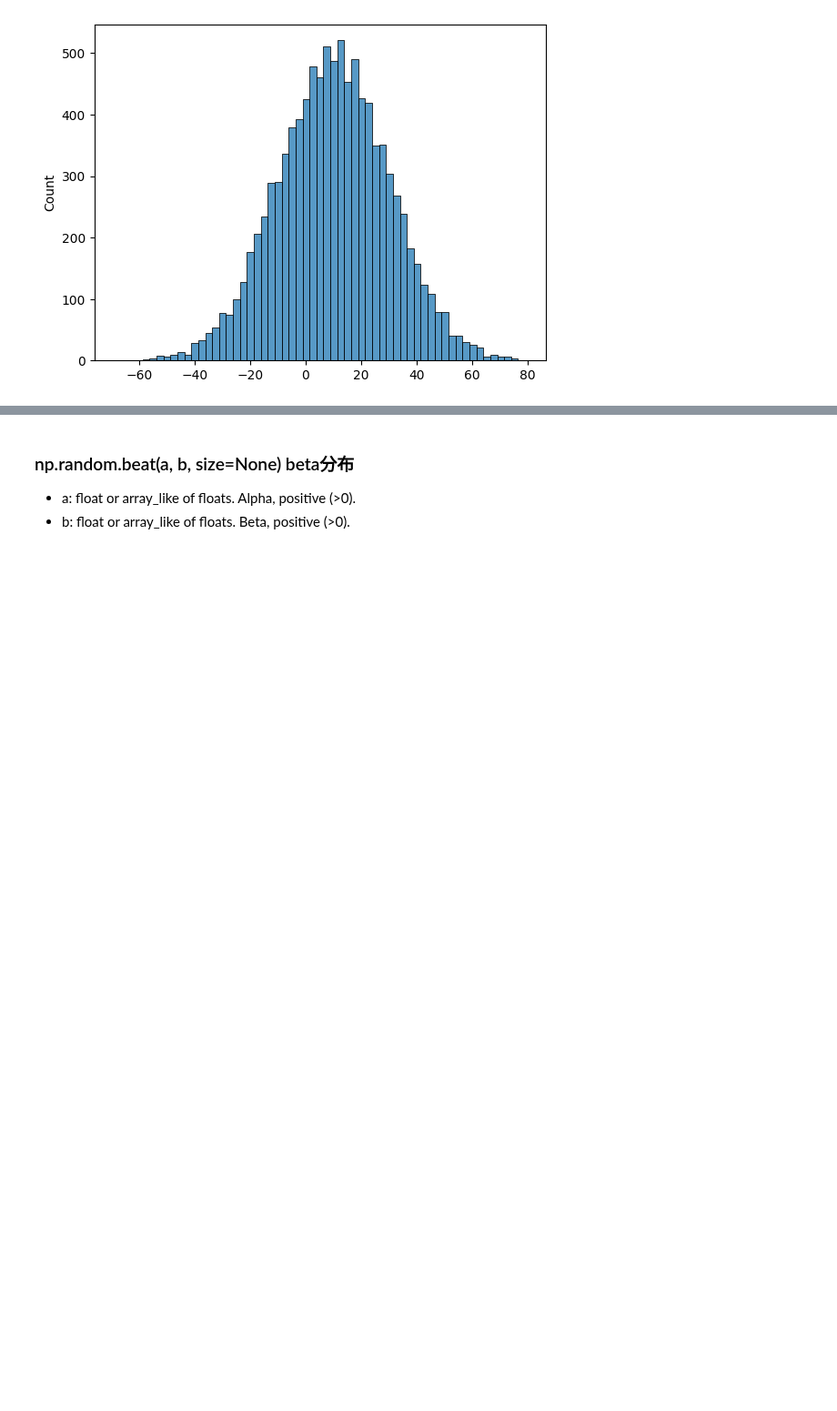
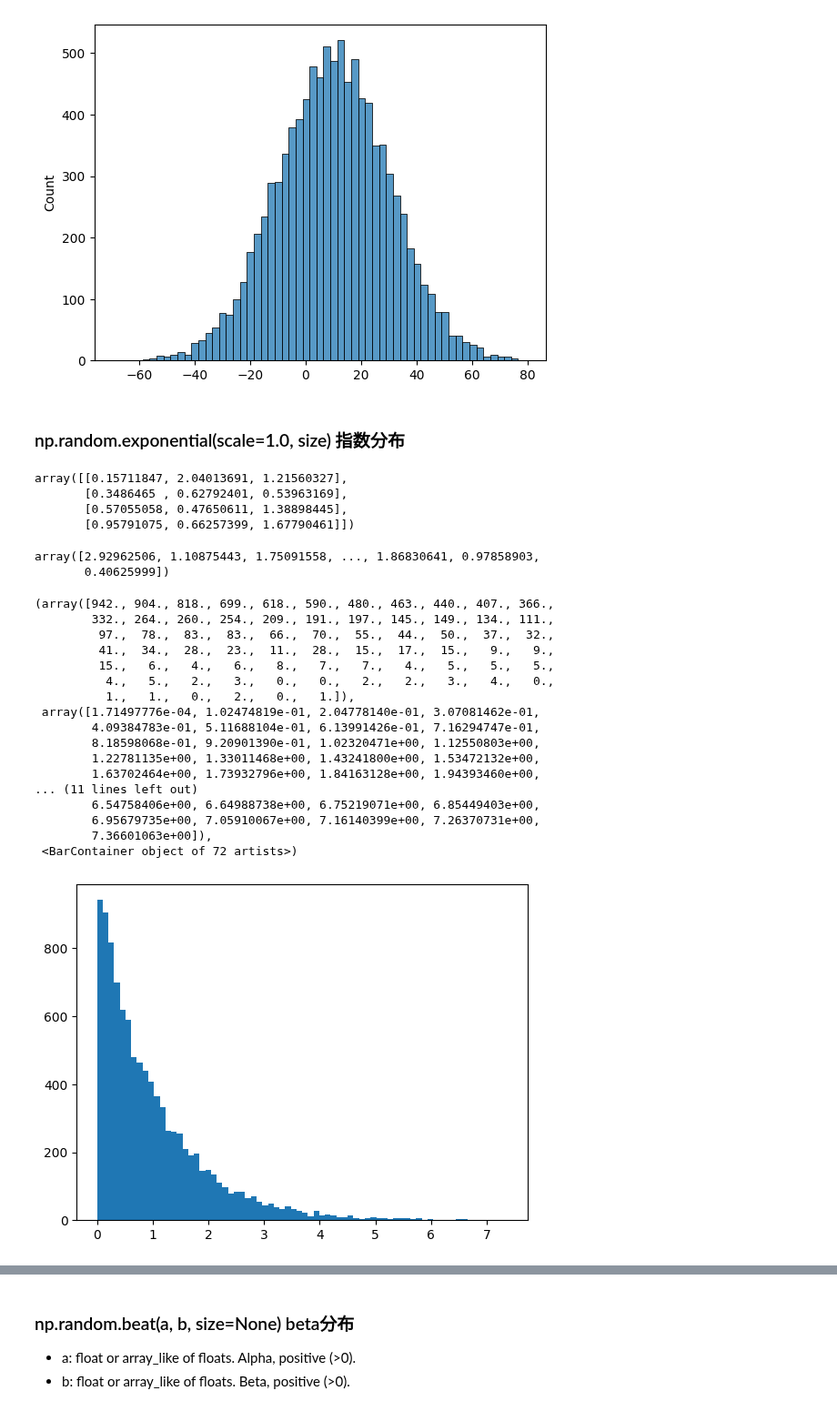
Before and after one commit to NagatoYuki0943/ML, a Jupyter notebook: code/numpy/02_gen_array_random.ipynb, the cells around one changed output, grey strips where cells are left out. Shown at 91% size. Drawn from its saved outputs; the diff is of its cells as text; code cells hidden in the pictures; blank space fills up the shorter version.

Commit message:
np.random.exponential 指数分布

```diff
--- a/code/numpy/02_gen_array_random.ipynb
+++ b/code/numpy/02_gen_array_random.ipynb
@@ -324,3 +324,40 @@ sns.histplot(x, bins="auto")
 # %% [output]
 <Axes: ylabel='Count'>
 [figure]
+# %% [markdown]
+### np.random.exponential(scale=1.0, size) 指数分布
+# %%
+# scale
+np.random.exponential(scale=1.0, size=(4, 3))
+# %% [output]
+array([[0.15711847, 2.04013691, 1.21560327],
+       [0.3486465 , 0.62792401, 0.53963169],
+       [0.57055058, 0.47650611, 1.38898445],
+       [0.95791075, 0.66257399, 1.67790461]])
+# %%
+x = np.random.exponential(scale=1.0, size=10000)
+x
+# %% [output]
+array([2.92962506, 1.10875443, 1.75091558, ..., 1.86830641, 0.97858903,
+       0.40625999])
+# %%
+plt.hist(x, bins="auto")
+# %% [output]
+(array([942., 904., 818., 699., 618., 590., 480., 463., 440., 407., 366.,
+        332., 264., 260., 254., 209., 191., 197., 145., 149., 134., 111.,
+         97.,  78.,  83.,  83.,  66.,  70.,  55.,  44.,  50.,  37.,  32.,
+         41.,  34.,  28.,  23.,  11.,  28.,  15.,  17.,  15.,   9.,   9.,
+         15.,   6.,   4.,   6.,   8.,   7.,   7.,   4.,   5.,   5.,   5.,
+          4.,   5.,   2.,   3.,   0.,   0.,   2.,   2.,   3.,   4.,   0.,
+          1.,   1.,   0.,   2.,   0.,   1.]),
+ array([1.71497776e-04, 1.02474819e-01, 2.04778140e-01, 3.07081462e-01,
+        4.09384783e-01, 5.11688104e-01, 6.13991426e-01, 7.16294747e-01,
+        8.18598068e-01, 9.20901390e-01, 1.02320471e+00, 1.12550803e+00,
+        1.22781135e+00, 1.33011468e+00, 1.43241800e+00, 1.53472132e+00,
+        1.63702464e+00, 1.73932796e+00, 1.84163128e+00, 1.94393460e+00,
+... (11 lines left out)
+        6.54758406e+00, 6.64988738e+00, 6.75219071e+00, 6.85449403e+00,
+        6.95679735e+00, 7.05910067e+00, 7.16140399e+00, 7.26370731e+00,
+        7.36601063e+00]),
+ <BarContainer object of 72 artists>)
+[figure, added]
```
Also changed, not shown: parts of 1 cell of this notebook.
